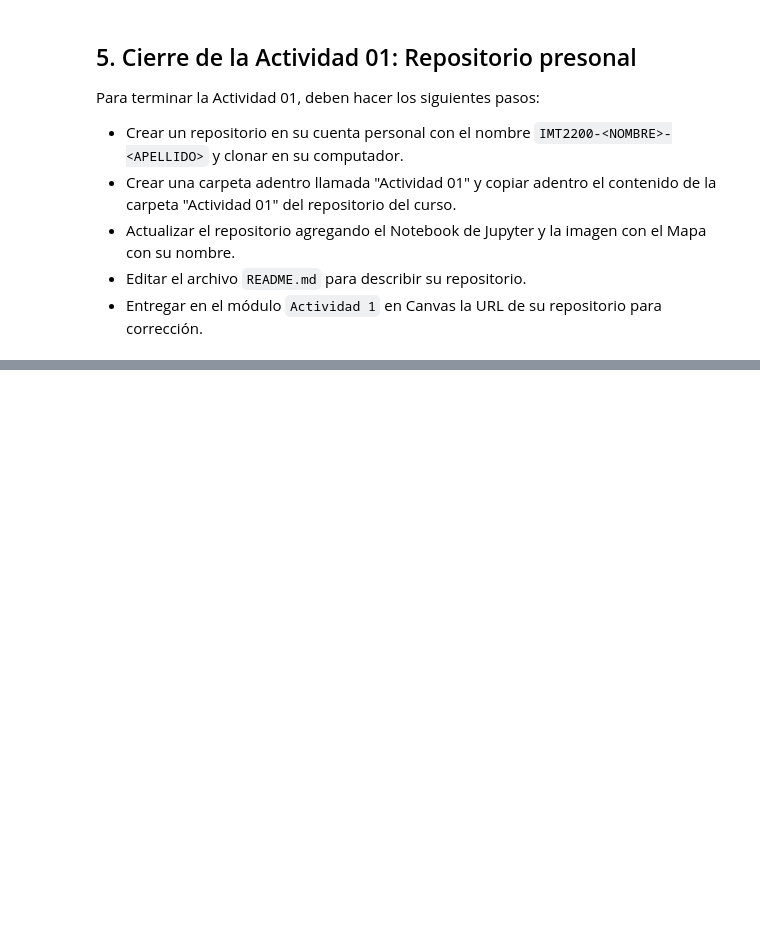
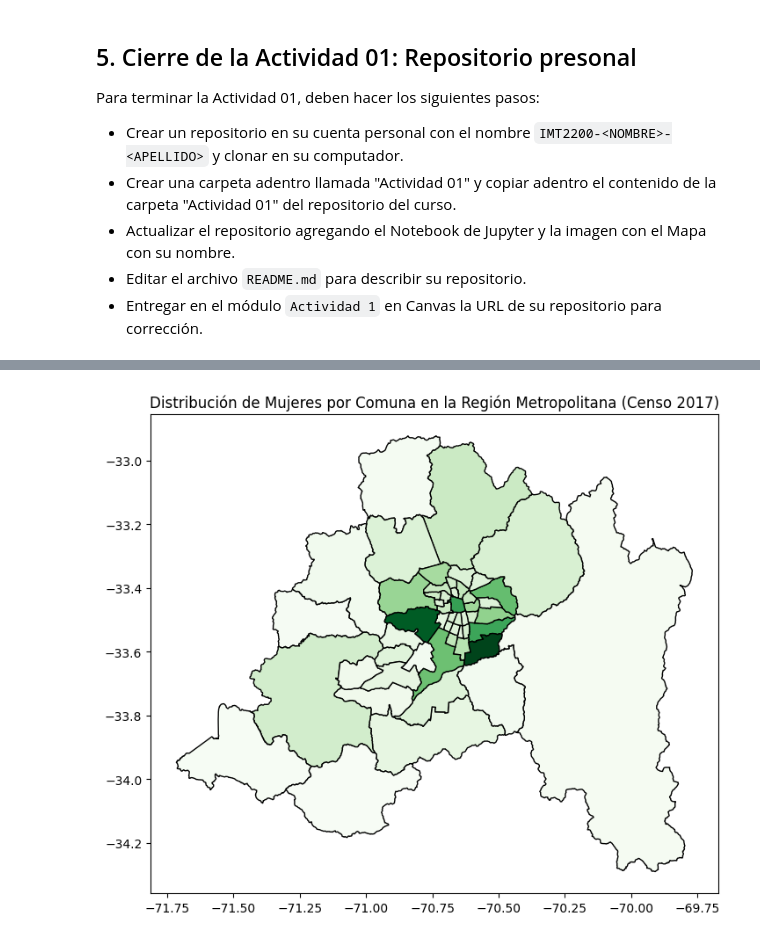
Before and after one commit to AgustinPMM/IMT2200-AGUSTIN-PEREZ, a Jupyter notebook: Actividad 01/IMT2200 - Actividad 01.ipynb, the cells around one changed output, grey strips where cells are left out. Saved outputs shown, nothing was run; the diff lists cells and outputs as text; code cells hidden in the pictures; blank space fills up the shorter version.

```diff
--- a/Actividad 01/IMT2200 - Actividad 01.ipynb
+++ b/Actividad 01/IMT2200 - Actividad 01.ipynb
@@ -194,0 +222,20 @@ com.plot()
+# %%
+from mpl_toolkits.axes_grid1 import make_axes_locatable
+
+comunas = com["COMUNA"]
+comunas = com['COMUNA'].astype(str)
+
+# Unir los datos del censo con el shapefile
+comunas = com.merge(poblacion_hm, on='COMUNA', how='left')
+
+fig=plt.figure(figsize=(10,10))
+ax=fig.add_subplot(111)
+divider = make_axes_locatable(ax)
+
+comunas.plot(column='MUJERES', ax=ax, legend=True, cmap='Greens', cax=cax, edgecolor='black')
+
+
+ax.set_title('Distribución de Mujeres por Comuna en la Región Metropolitana (Censo 2017)')
+fig.savefig('PoblacionRM_Mujeres_C2017_Perez.jpg')
+# %% [output]
+[figure, added]
```
Also changed, not shown: parts of 5 cells of this notebook, 3 other files.
